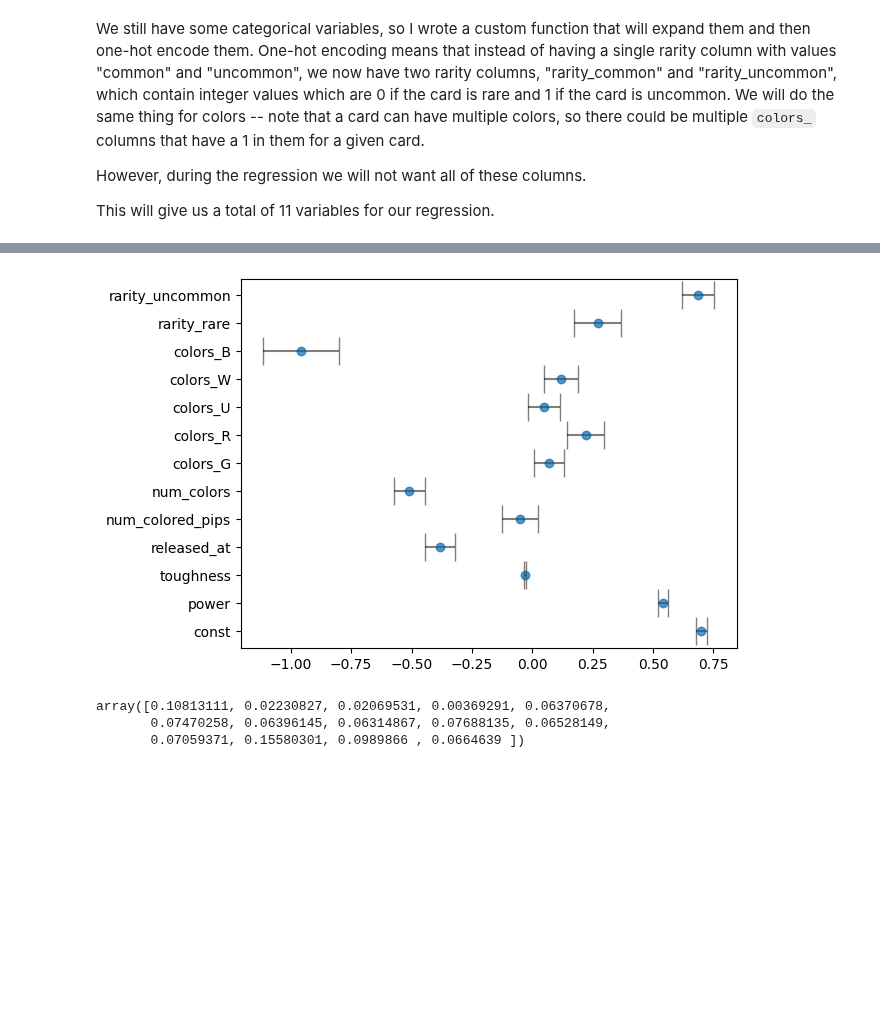
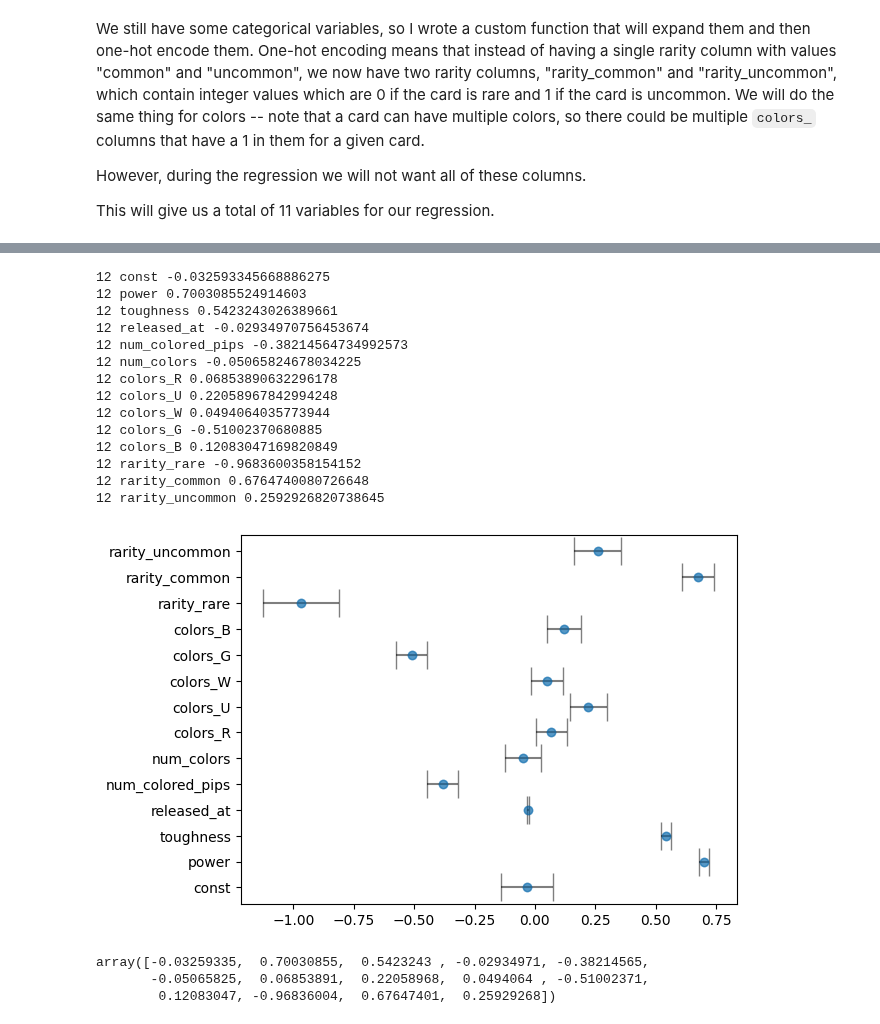
Before and after one commit to Innoviox/mtg-analyzer, a Jupyter notebook: mtganalyzer.ipynb, the cells around one changed output, grey strips where cells are left out. Cells and saved outputs as stored; diff of their text form; code cells hidden in the pictures; blank space fills up the shorter version.

Commit message:
fix graph

```diff
--- a/mtganalyzer.ipynb
+++ b/mtganalyzer.ipynb
@@ -279,36 +279,50 @@ strong multicollinearity problems or that the design matrix is singular.
 # %%
 # coefficients =
 c = []
 cn = []
 # cn.append("Intercept")
 # c.append(reg2.intercept_)
 errors = []
 standard_errors = model
 # print("Intercept:", reg2.intercept_)
-for i, (name, coef) in enumerate(zip(X.columns, reg2.coef_)):
+for name, coef, err in zip(X.columns, model.params, model.bse):
 #     print(f"{name} Coefficient: {coef}")
     c.append(coef)
     cn.append(name)
-    errors.append(model.bse[i + 1])
+    errors.append(err)
 
 fig, ax = plt.subplots()
 # Create the scatter plot
 ax.scatter(c, cn, alpha=0.5)
 
 # Show the plot
 # Create the scatter plot with error bars
 ax.errorbar(c, cn, xerr=errors, fmt='o', alpha=0.5, ecolor='black', capsize=10)
 
 # Show the plot
 plt.show()
 # %% [output]
+12 const -0.032593345668886275
+12 power 0.7003085524914603
+12 toughness 0.5423243026389661
+12 released_at -0.02934970756453674
+12 num_colored_pips -0.38214564734992573
+12 num_colors -0.05065824678034225
+12 colors_R 0.06853890632296178
+12 colors_U 0.22058967842994248
+12 colors_W 0.0494064035773944
+12 colors_G -0.51002370680885
+12 colors_B 0.12083047169820849
+12 rarity_rare -0.9683600358154152
+12 rarity_common 0.6764740080726648
+12 rarity_uncommon 0.2592926820738645
-[figure, old version]
+[figure, new version]
-# %%
-model.bse
-# %% [output]
-array([0.10813111, 0.02230827, 0.02069531, 0.00369291, 0.06370678,
-       0.07470258, 0.06396145, 0.06314867, 0.07688135, 0.06528149,
-       0.07059371, 0.15580301, 0.0989866 , 0.0664639 ])
+# %%
+model.params
+# %% [output]
+array([-0.03259335,  0.70030855,  0.5423243 , -0.02934971, -0.38214565,
+       -0.05065825,  0.06853891,  0.22058968,  0.0494064 , -0.51002371,
+        0.12083047, -0.96836004,  0.67647401,  0.25929268])
 # %%
 x = set()
 for i, row in df.iterrows():
```
Also changed, not shown: parts of 3 cells of this notebook.
